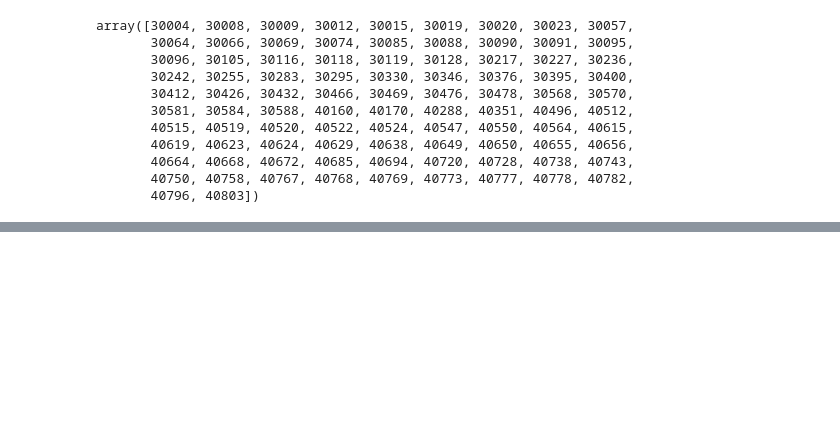
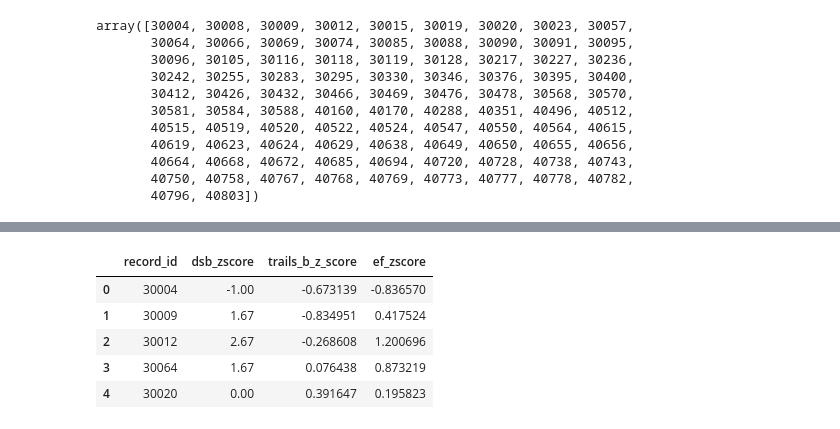
Before and after one commit to UTCogNeuroLab/adm_mri, a Jupyter notebook: analysis/ef_memory/neuropsych_analysis.ipynb, the cells around one changed output, grey strips where cells are left out. Saved outputs shown, nothing was run; the diff lists cells and outputs as text; code cells hidden in the pictures; blank space fills up the shorter version.

```diff
--- a/analysis/ef_memory/neuropsych_analysis.ipynb
+++ b/analysis/ef_memory/neuropsych_analysis.ipynb
@@ -25,7 +30,7 @@ oa_neuro_z[:5]
 | 3 | 40351 | 0.136774 | 2.00 | 0.0 |
 | 4 | 40500 | -0.638460 | 0.00 | 0.0 |
 # %%
-oa_rest_ids = np.load('/Users/megmcmahon/Box/CogNeuroLab/Aging Decision Making R01/Analysis/REST/REST_oa_list.npy')
+oa_rest_ids = np.load(os.path.join(work_dir, 'Analysis/REST/REST_oa_list.npy'))
 oa_rest_ids = oa_rest_ids.astype(np.int)
 oa_rest_ids
 # %% [output]
@@ -155,0 +180,11 @@ trails_df.to_csv('/Users/megmcmahon/Box/CogNeuroLab/Aging Decision Making R01/Da
+# %%
+ef_z = pd.merge(ds[['record_id', 'dsb_zscore']], trails)
+ef_z['ef_zscore'] = (ef_z['dsb_zscore'] + ef_z['trails_b_z_score'])/2
+ef_z[:5]
+# %% [output]
+|  | record_id | dsb_zscore | trails_b_z_score | ef_zscore |
+| 0 | 30004 | -1.00 | -0.673139 | -0.836570 |
+| 1 | 30009 | 1.67 | -0.834951 | 0.417524 |
+| 2 | 30012 | 2.67 | -0.268608 | 1.200696 |
+| 3 | 30064 | 1.67 | 0.076438 | 0.873219 |
+| 4 | 30020 | 0.00 | 0.391647 | 0.195823 |
```
Also changed, not shown: parts of 16 cells of this notebook.
